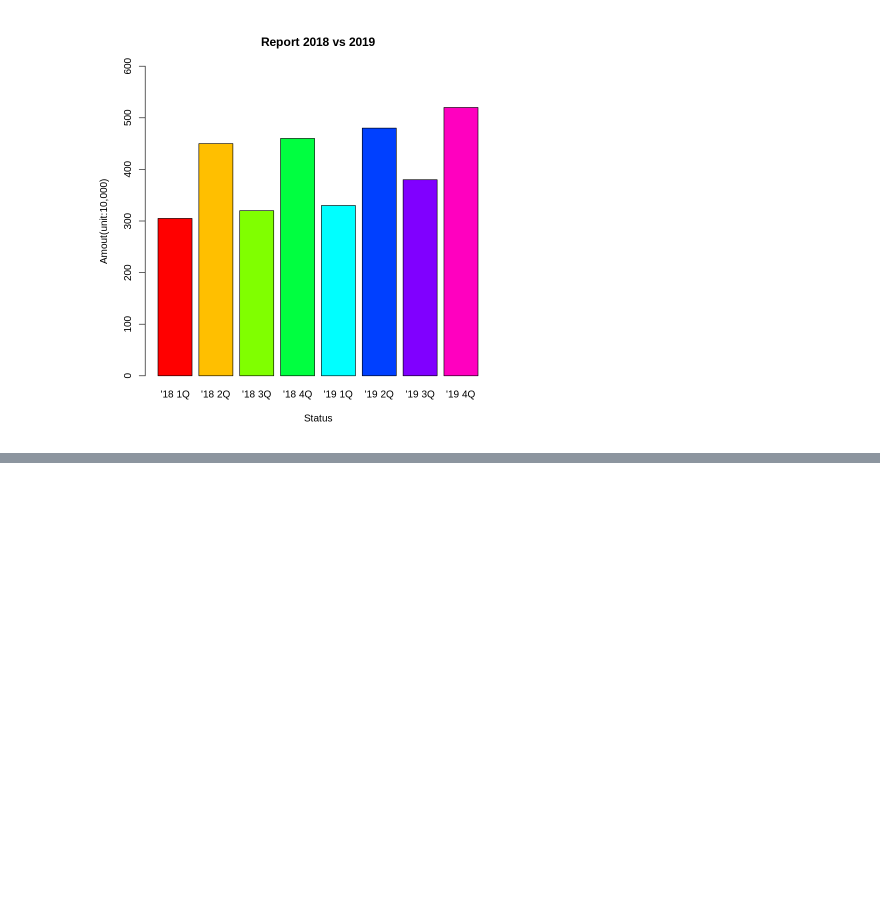
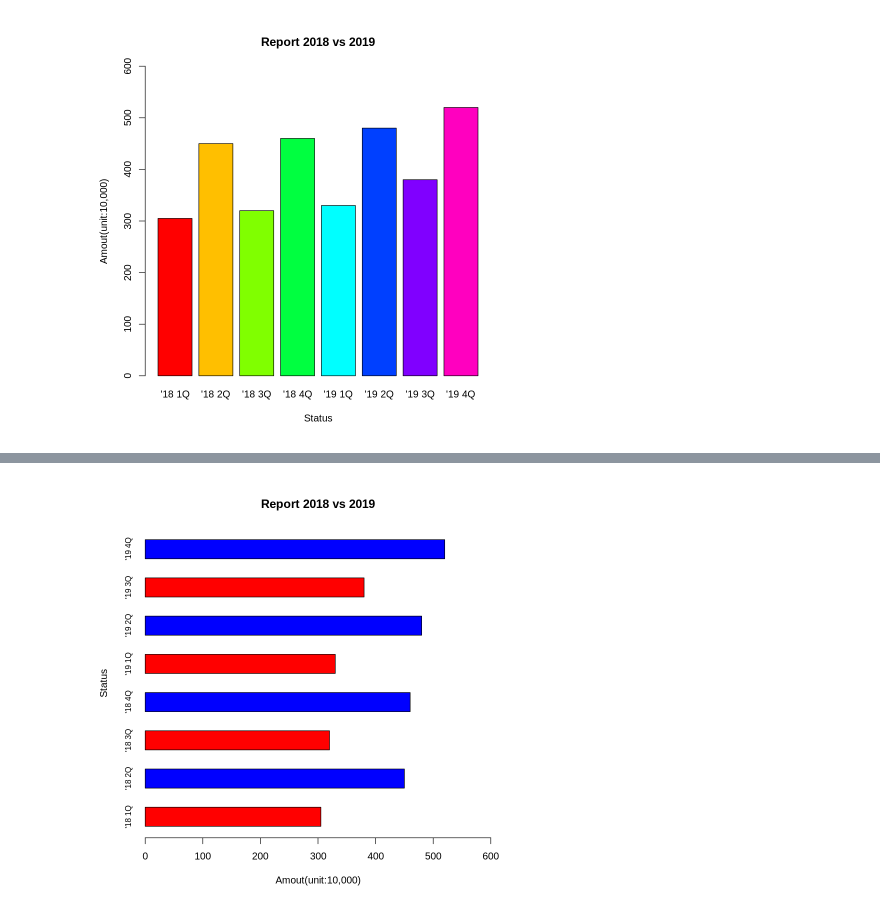
Before and after one commit to gyujin0450/RPRG_PartII, a Jupyter notebook: p140_이산변수시각화.ipynb, the cells around one changed output, grey strips where cells are left out. Saved outputs shown, nothing was run; the diff lists cells and outputs as text; code cells hidden in the pictures; blank space fills up the shorter version.

```diff
--- a/p140_이산변수시각화.ipynb
+++ b/p140_이산변수시각화.ipynb
@@ -39,0 +50,8 @@ barplot(data, ylim = c(0,600), ylab = "Amout(unit:10,000)", xlab = "Status",
+# %%
+# 막대 차트에서 막대의 색상 지정
+barplot(data, xlim = c(0,600), horiz = T, xlab = "Amout(unit:10,000)", ylab = "Status",
+        col = rep(c(2,4),4), space = 1, cex.names =0.8, main = "Report 2018 vs 2019")
+# 검은색(1),빨간색(2),초록색(3),파란색(4),하늘색(5),자주색(6),노락색(7)
+# rep(c(2,4),4) : (빨간색, 파란색)를 4번 반복
+# %% [output]
+[figure, added]
```
Also changed, not shown: parts of 13 cells of this notebook.
